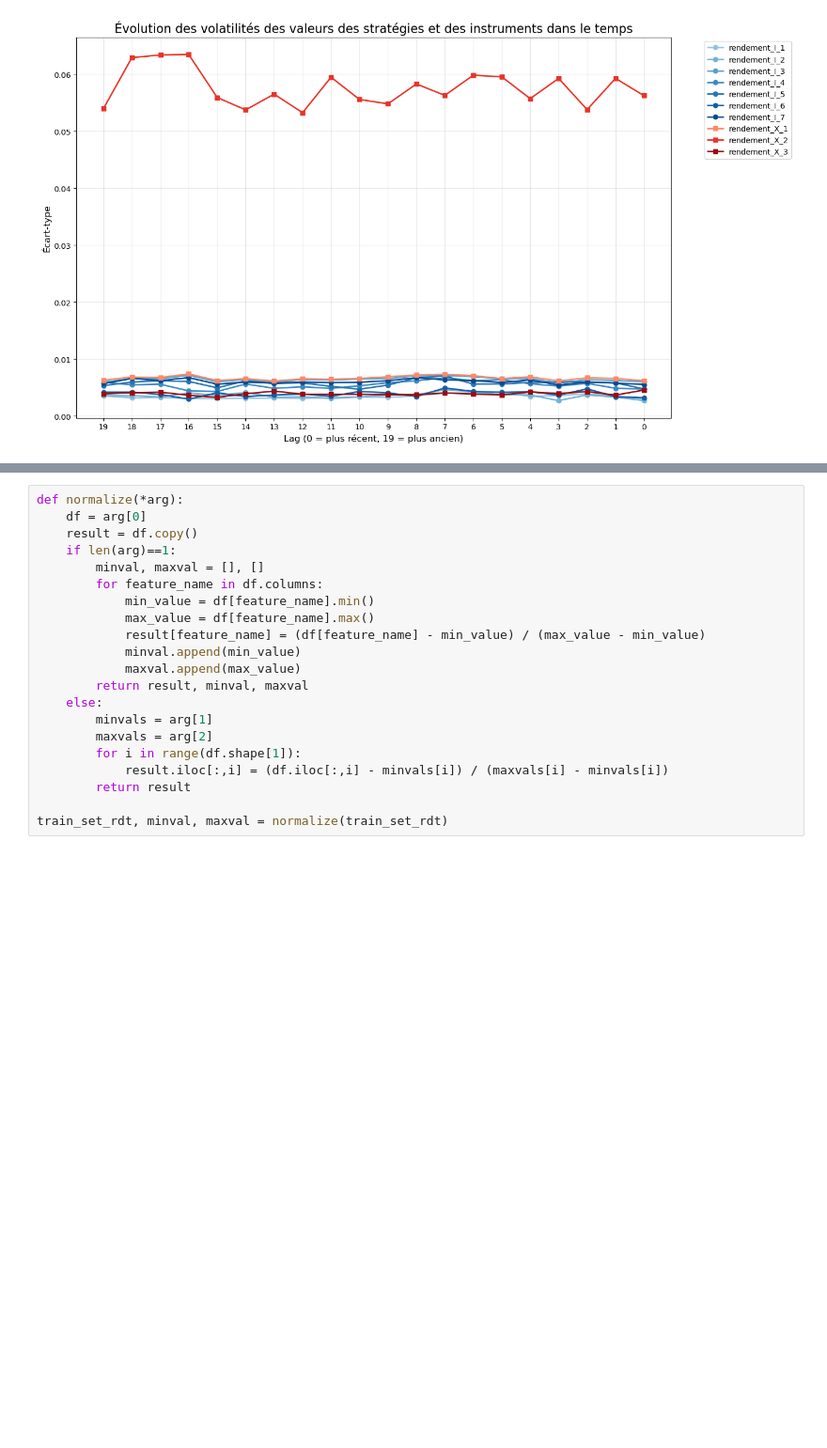
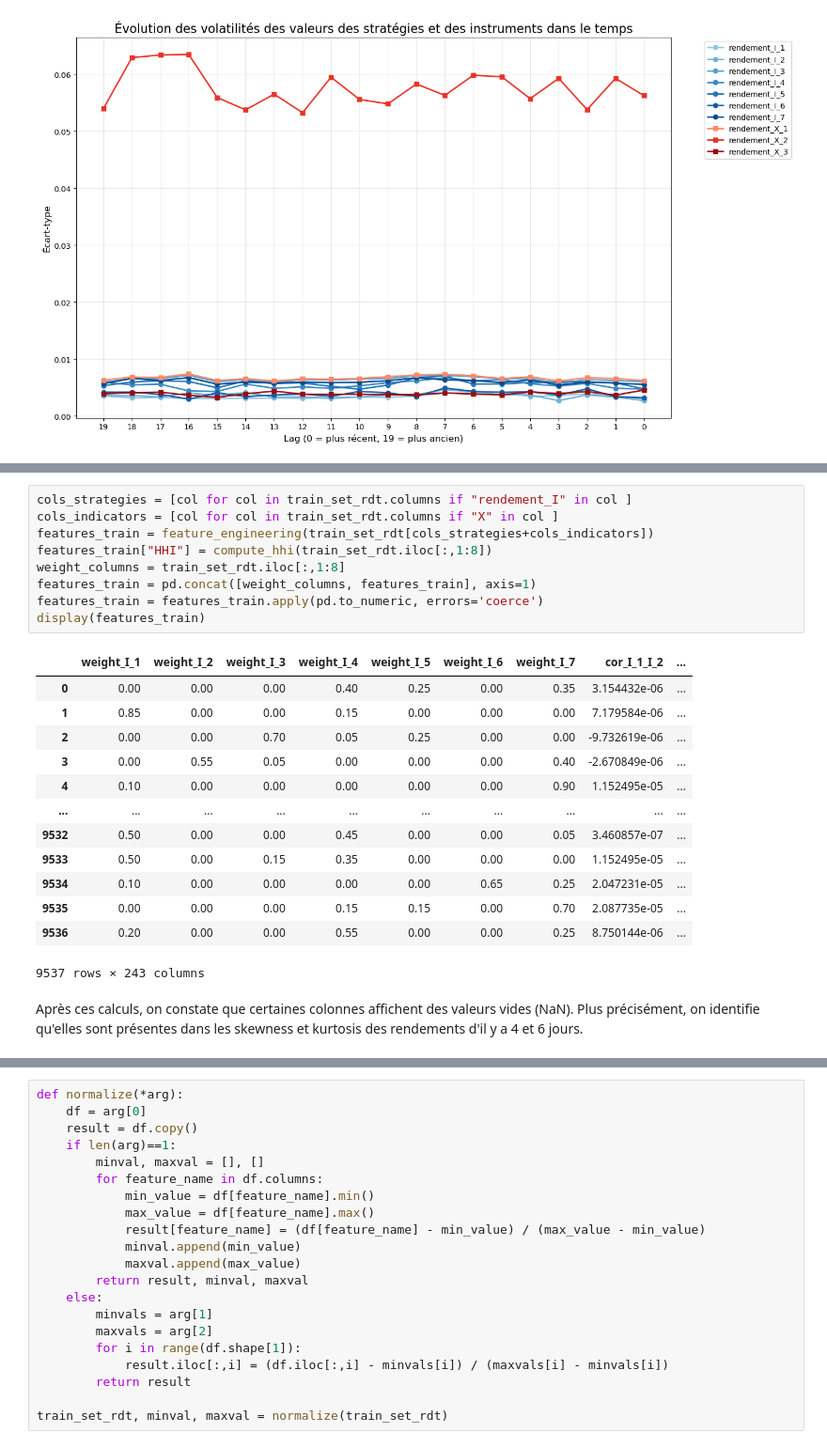
Before and after one commit to GiovanniManche/MachineLearning272, a Jupyter notebook: Projet ML.ipynb, the cells around one changed output, grey strips where cells are left out. Shown at 94% size. Drawn from its saved outputs; the diff is of its cells as text; blank space fills up the shorter version.

```diff
--- a/Projet ML.ipynb
+++ b/Projet ML.ipynb
@@ -654,0 +839,25 @@ plt.show()
+# %%
+cols_strategies = [col for col in train_set_rdt.columns if "rendement_I" in col ]
+cols_indicators = [col for col in train_set_rdt.columns if "X" in col ]
+features_train = feature_engineering(train_set_rdt[cols_strategies+cols_indicators])
+features_train["HHI"] = compute_hhi(train_set_rdt.iloc[:,1:8])
+weight_columns = train_set_rdt.iloc[:,1:8]
+features_train = pd.concat([weight_columns, features_train], axis=1)
+features_train = features_train.apply(pd.to_numeric, errors='coerce')
+display(features_train)
+# %% [output]
+|  | weight_I_1 | weight_I_2 | weight_I_3 | weight_I_4 | weight_I_5 | weight_I_6 | weight_I_7 | cor_I_1_I_2 | ... |
+| 0 | 0.00 | 0.00 | 0.00 | 0.40 | 0.25 | 0.00 | 0.35 | 3.154432e-06 | ... |
+| 1 | 0.85 | 0.00 | 0.00 | 0.15 | 0.00 | 0.00 | 0.00 | 7.179584e-06 | ... |
+| 2 | 0.00 | 0.00 | 0.70 | 0.05 | 0.25 | 0.00 | 0.00 | -9.732619e-06 | ... |
+| 3 | 0.00 | 0.55 | 0.05 | 0.00 | 0.00 | 0.00 | 0.40 | -2.670849e-06 | ... |
+| 4 | 0.10 | 0.00 | 0.00 | 0.00 | 0.00 | 0.00 | 0.90 | 1.152495e-05 | ... |
+| ... | ... | ... | ... | ... | ... | ... | ... | ... | ... |
+| 9532 | 0.50 | 0.00 | 0.00 | 0.45 | 0.00 | 0.00 | 0.05 | 3.460857e-07 | ... |
+| 9533 | 0.50 | 0.00 | 0.15 | 0.35 | 0.00 | 0.00 | 0.00 | 1.152495e-05 | ... |
+| 9534 | 0.10 | 0.00 | 0.00 | 0.00 | 0.00 | 0.65 | 0.25 | 2.047231e-05 | ... |
+| 9535 | 0.00 | 0.00 | 0.00 | 0.15 | 0.15 | 0.00 | 0.70 | 2.087735e-05 | ... |
+| 9536 | 0.20 | 0.00 | 0.00 | 0.55 | 0.00 | 0.00 | 0.25 | 8.750144e-06 | ... |
+9537 rows × 243 columns
+# %% [markdown]
+Après ces calculs, on constate que certaines colonnes affichent des valeurs vides (NaN). Plus précisément, on identifie qu'elles sont présentes dans les skewness et kurtosis des rendements d'il y a 4 et 6 jours.
```
Also changed, not shown: parts of 9 cells of this notebook.
